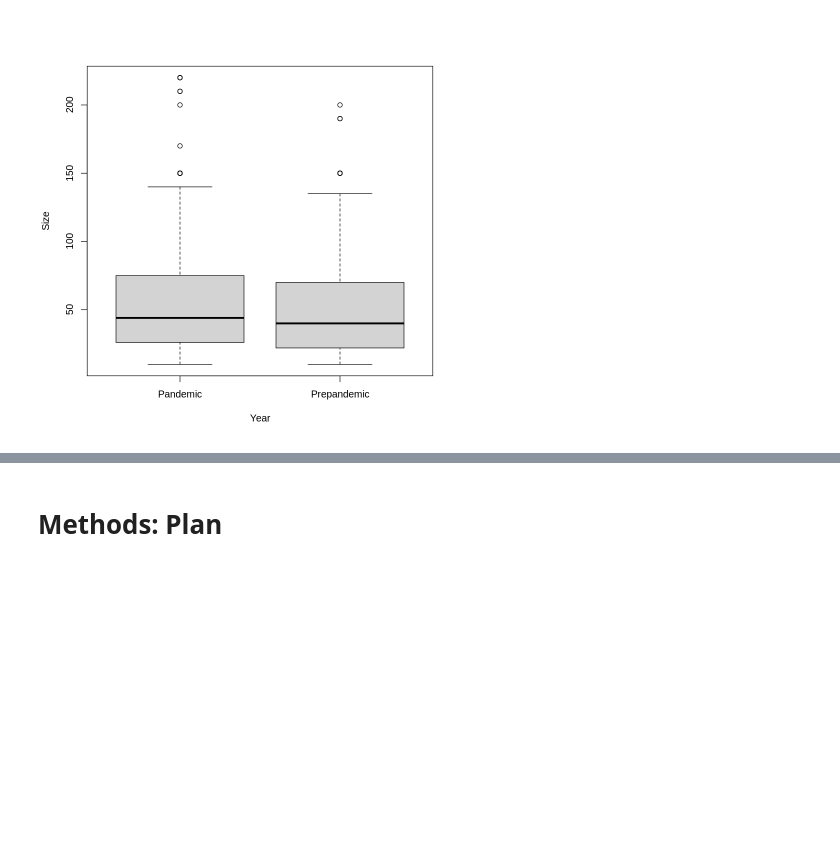
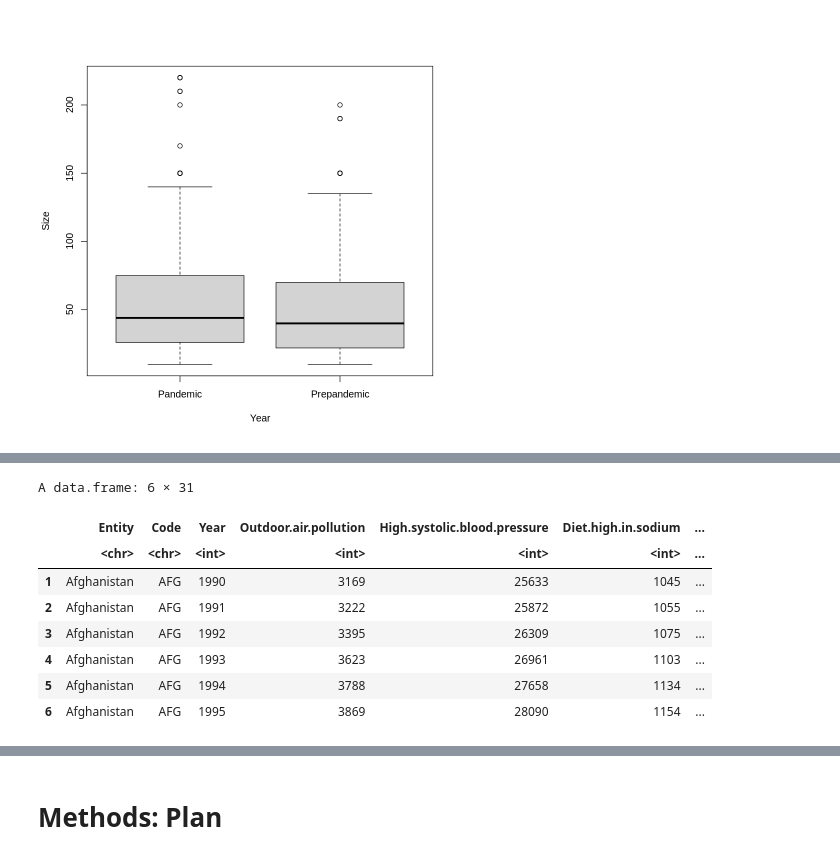
Before and after one commit to agoel25/stat_201_group_11, a Jupyter notebook: Proposal.ipynb, the cells around one changed output, grey strips where cells are left out. Saved outputs shown, nothing was run; the diff lists cells and outputs as text; code cells hidden in the pictures; blank space fills up the shorter version.

```diff
--- a/Proposal.ipynb
+++ b/Proposal.ipynb
@@ -199,0 +235,13 @@ boxplot(Size ~ Year, data = covid)
+# %%
+Death <- read.csv("Number of Deaths by Risk Factors.csv", header=T)
+head(Death)
+# %% [output]
+A data.frame: 6 × 31
+|  | Entity | Code | Year | Outdoor.air.pollution | High.systolic.blood.pressure | Diet.high.in.sodium | ... |
+|  | <chr> | <chr> | <int> | <int> | <int> | <int> | ... |
+| 1 | Afghanistan | AFG | 1990 | 3169 | 25633 | 1045 | ... |
+| 2 | Afghanistan | AFG | 1991 | 3222 | 25872 | 1055 | ... |
+| 3 | Afghanistan | AFG | 1992 | 3395 | 26309 | 1075 | ... |
+| 4 | Afghanistan | AFG | 1993 | 3623 | 26961 | 1103 | ... |
+| 5 | Afghanistan | AFG | 1994 | 3788 | 27658 | 1134 | ... |
+| 6 | Afghanistan | AFG | 1995 | 3869 | 28090 | 1154 | ... |
```
Also changed, not shown: parts of 5 cells of this notebook.
